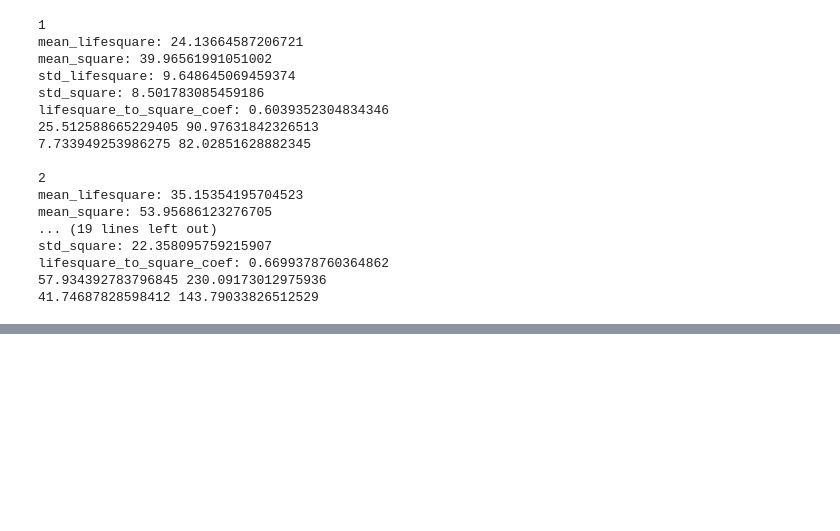
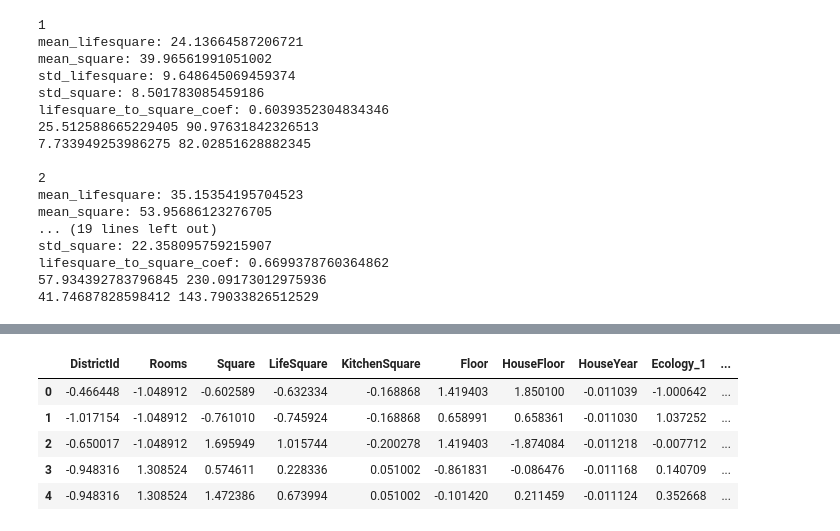
Before and after one commit to Bocharick/GeekBrains_AI_Python_for_data_science, a Jupyter notebook: CourseProject/cleanovik.ipynb, the cells around one changed output, grey strips where cells are left out. Cells and saved outputs as stored; diff of their text form; code cells hidden in the pictures; blank space fills up the shorter version.

```diff
--- a/CourseProject/cleanovik.ipynb
+++ b/CourseProject/cleanovik.ipynb
@@ -451,0 +526,10 @@ lifesquare_to_square_coef: 0.6699378760364862
+# %%
+X_train_scaled = pd.DataFrame(X_train_scaled, columns=X_train.columns)
+X_train_scaled.head()
+# %% [output]
+|  | DistrictId | Rooms | Square | LifeSquare | KitchenSquare | Floor | HouseFloor | HouseYear | Ecology_1 | ... |
+| 0 | -0.466448 | -1.048912 | -0.602589 | -0.632334 | -0.168868 | 1.419403 | 1.850100 | -0.011039 | -1.000642 | ... |
+| 1 | -1.017154 | -1.048912 | -0.761010 | -0.745924 | -0.168868 | 0.658991 | 0.658361 | -0.011030 | 1.037252 | ... |
+| 2 | -0.650017 | -1.048912 | 1.695949 | 1.015744 | -0.200278 | 1.419403 | -1.874084 | -0.011218 | -0.007712 | ... |
+| 3 | -0.948316 | 1.308524 | 0.574611 | 0.228336 | 0.051002 | -0.861831 | -0.086476 | -0.011168 | 0.140709 | ... |
+| 4 | -0.948316 | 1.308524 | 1.472386 | 0.673994 | 0.051002 | -0.101420 | 0.211459 | -0.011124 | 0.352668 | ... |
```
Also changed, not shown: parts of 37 cells of this notebook.
